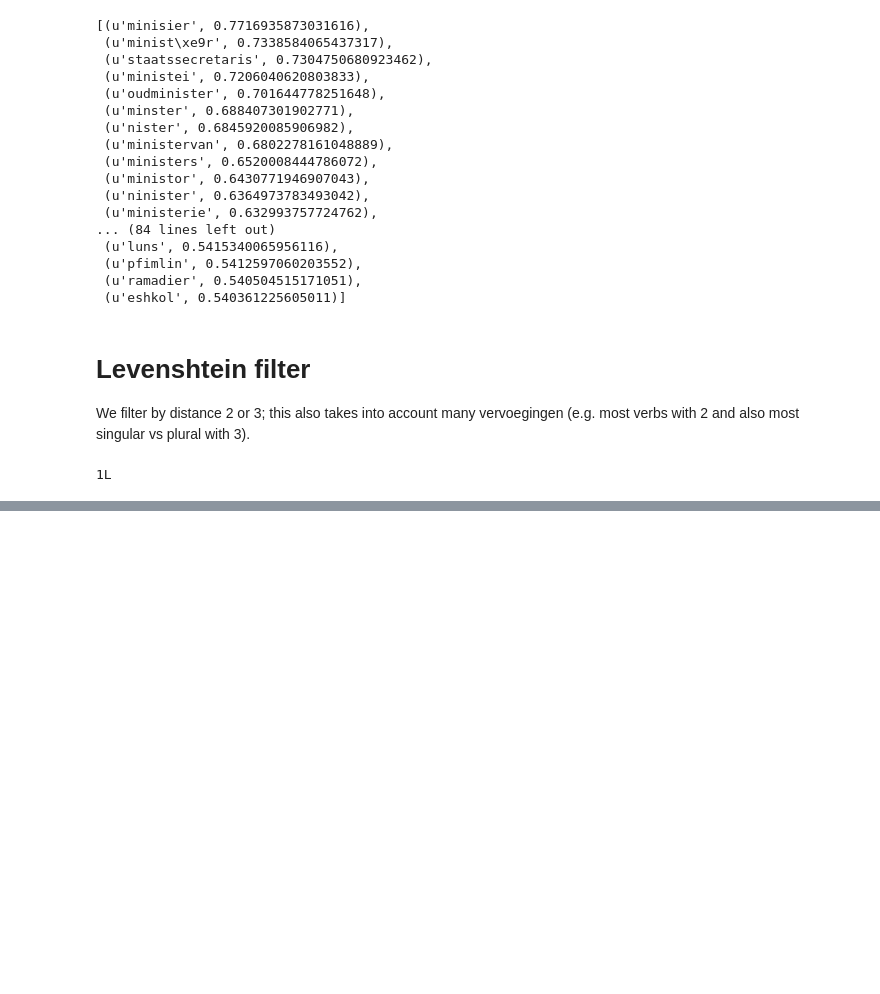
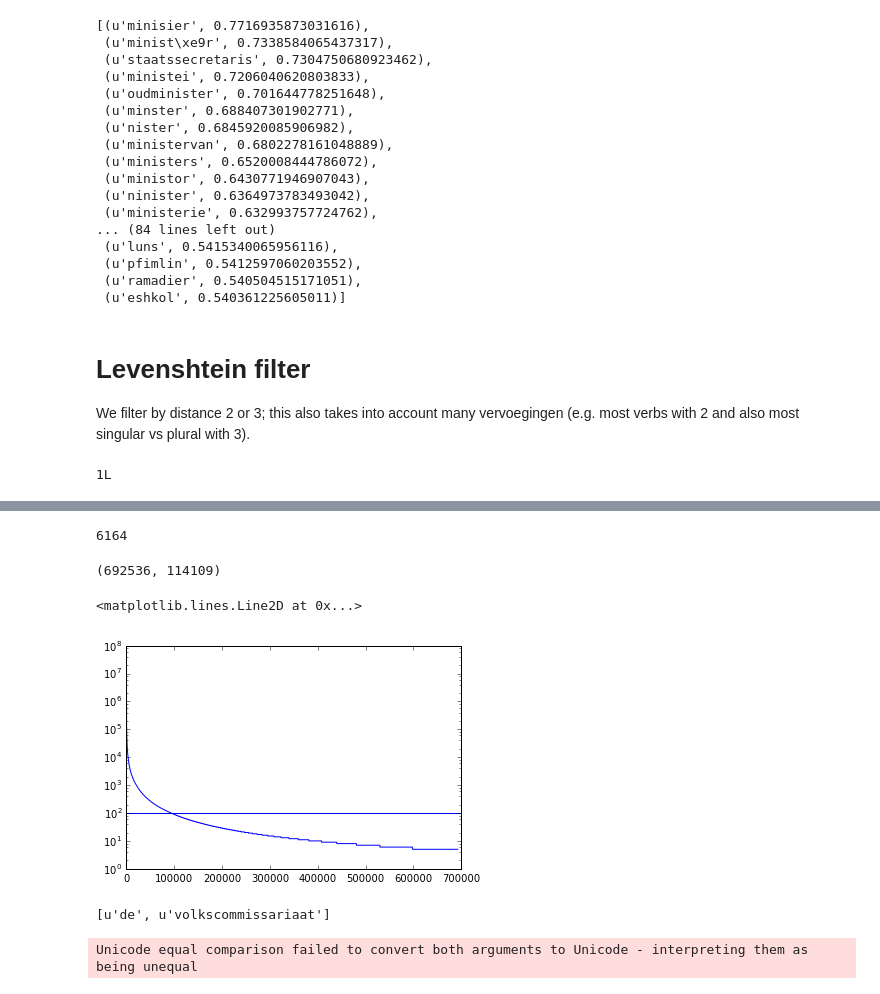
Before and after one commit to NLeSC/ShiCo, a Jupyter notebook: notebooks/probabilistic validation - 3 - BWNT05 filtered.ipynb, the cells around one changed output, grey strips where cells are left out. Cells and saved outputs as stored; diff of their text form; code cells hidden in the pictures; blank space fills up the shorter version.

```diff
--- a/notebooks/probabilistic validation - 3 - BWNT05 filtered.ipynb
+++ b/notebooks/probabilistic validation - 3 - BWNT05 filtered.ipynb
@@ -416,0 +556,19 @@ editdistance.eval('hello', 'hullo')
+# %%
+m1.vocab['tic'].count
+# %% [output]
+6164
+# %%
+len([thing for thing in m1.vocab.values() if thing.count > 100]), len(dictionary_words)
+# %% [output]
+(692536, 114109)
+# %%
+plt.semilogy(sorted(count_list1, reverse=True))
+plt.axhline(100)
+# %% [output]
+<matplotlib.lines.Line2D at 0x...>
+[figure, added]
+# %%
+print lev2anddictfilt_words_m1('van')
+# %% [output]
+[u'de', u'volkscommissariaat']
+Unicode equal comparison failed to convert both arguments to Unicode - interpreting them as being unequal
```
Also changed, not shown: parts of 50 cells of this notebook, 7 other files.
